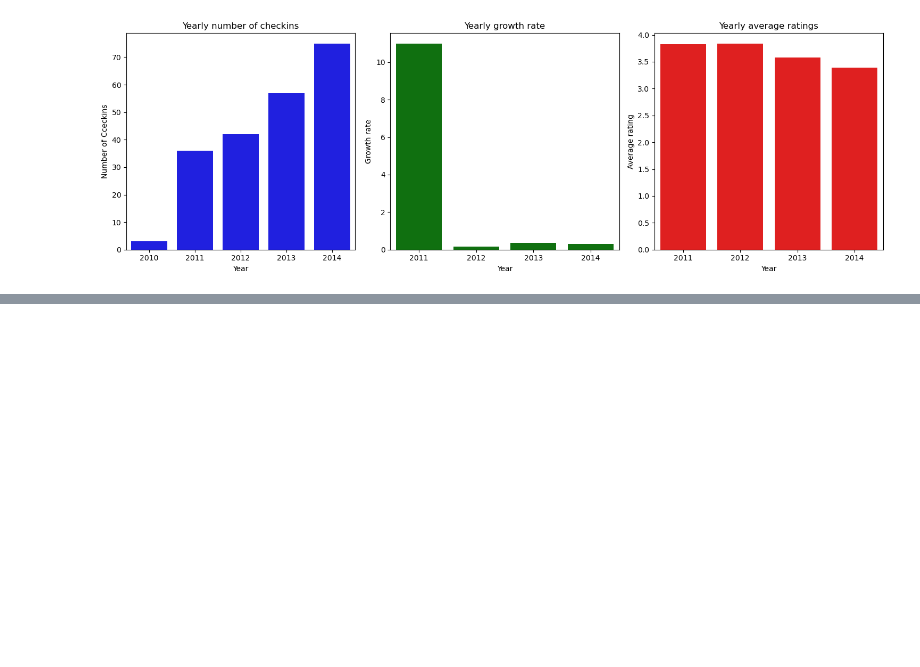
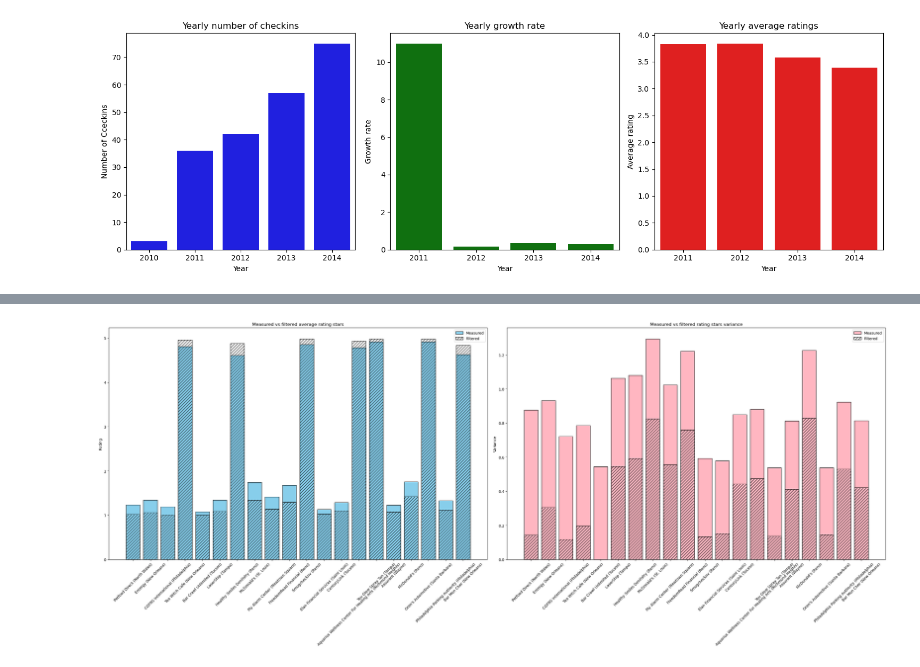
Before and after one commit to Vitali-Matteo/SMBUD-Project, a Jupyter notebook: Queries.ipynb, the cells around one changed output, grey strips where cells are left out. Cells and saved outputs as stored; diff of their text form; code cells hidden in the pictures; blank space fills up the shorter version.

```diff
--- a/Queries.ipynb
+++ b/Queries.ipynb
@@ -1187,0 +1470,43 @@ plot(top_dicts[4])
+# %%
+#Display only some of the businesses with the largest abs difference between measured and filtered average or variance
+to_display = filtered_vs_measured[:20]
+
+avg_data = pd.DataFrame({
+    "Business" : [f"{name} ({city})" for name, city in zip(to_display["name"], to_display["city"])],
+    "Measured" : to_display["measured_avg_rating"],
+    "Filtered" : to_display["filtered_avg_rating"]
+})
+
+var_data = pd.DataFrame({
+    "Business": [f"{name} ({city})" for name, city in zip(to_display["name"], to_display["city"])],
+    "Measured": to_display["measured_var_rating"],
+    "Filtered": to_display["filtered_var_rating"]
+})
+
+#Plot
+fig, (ax1, ax2) = plt.subplots(1, 2, figsize = (30, 12.5))
+
+#Average
+x = range(len(avg_data))
+ax1.bar(x, avg_data["Measured"], label = "Measured", color = "skyblue", edgecolor = "black")
+ax1.bar(x, avg_data["Filtered"], label = "Filtered", color = "none", edgecolor = "black", hatch = "///")
+ax1.set_xticks(x)
+ax1.set_xticklabels(avg_data["Business"], rotation = 45)
+ax1.set_title("Measured vs filtered average rating stars")
+ax1.set_ylabel("Rating")
+ax1.legend()
+
+#Variance
+x = range(len(var_data))
+ax2.bar(x, var_data["Measured"], label = "Measured", color = "#FFB6C1", edgecolor = "black")
+ax2.bar(x, var_data["Filtered"], label = "Filtered", color = "none", edgecolor = "black", hatch = "///")
+ax2.set_xticks(x)
+ax2.set_xticklabels(var_data["Business"], rotation = 45)
+ax2.set_title("Measured vs filtered rating stars variance")
+ax2.set_ylabel("Variance")
+ax2.legend()
+
+plt.tight_layout()
+plt.show()
+# %% [output]
+[figure, added]
```
Also changed, not shown: parts of 7 cells of this notebook, 1 other file.
